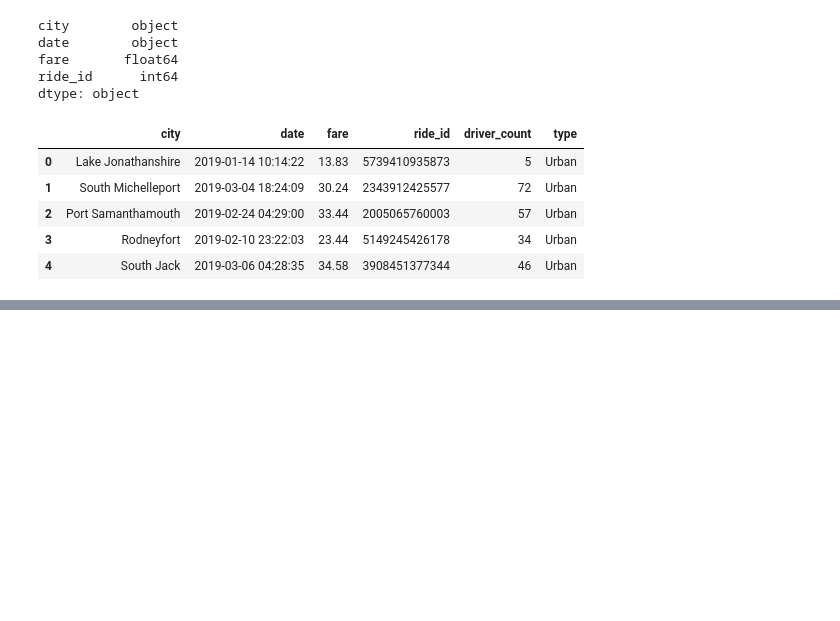
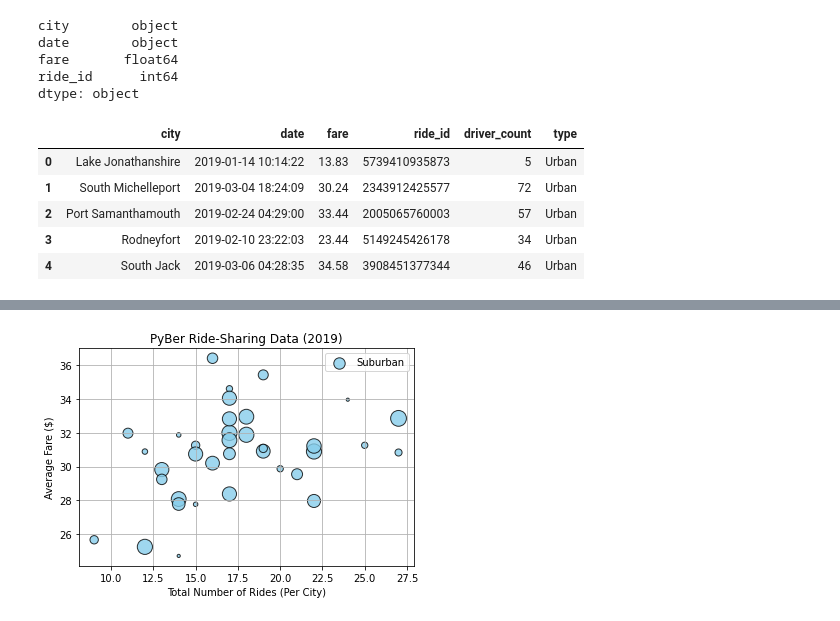
Before and after one commit to Ry-Avery/PyBer_Analysis, a Jupyter notebook: PyBer.ipynb, the cells around one changed output, grey strips where cells are left out. Saved outputs shown, nothing was run; the diff lists cells and outputs as text; code cells hidden in the pictures; blank space fills up the shorter version.

```diff
--- a/PyBer.ipynb
+++ b/PyBer.ipynb
@@ -88,0 +100,4 @@ pyber_data_df.head()
+# %%
+# Create the Suburban city DataFrame
+suburban_cities_df=pyber_data_df[pyber_data_df['type']=='Suburban'].copy()
+suburban_cities_df.head()
@@ -88,0 +134,4 @@ pyber_data_df.head()
+# %%
+# Get the number of rides for suburban cities
+suburban_ride_count_s=suburban_cities_df.groupby(['city'])['city'].count()
+suburban_ride_count_s.head()
@@ -88,0 +170,4 @@ pyber_data_df.head()
+# %%
+# Get average fare for each city in the suburban cities
+suburban_avg_fare_s=suburban_cities_df.groupby(['city'])['fare'].mean()
+suburban_avg_fare_s.head()
@@ -88,0 +206,4 @@ pyber_data_df.head()
+# %%
+# Get the average number of drivers for each suburban city
+suburban_driver_count_s=suburban_cities_df.groupby(['city'])['driver_count'].mean()
+suburban_driver_count_s.head()
@@ -88,0 +242,12 @@ pyber_data_df.head()
+# %%
+# Build the scatter plots for suburban cities
+plt.scatter(suburban_ride_count_s,suburban_avg_fare_s,
+           s=10*suburban_driver_count_s,c='skyblue',edgecolor='k',linewidths=1,alpha=.8,label='Suburban')
+plt.title('PyBer Ride-Sharing Data (2019)')
+plt.xlabel('Total Number of Rides (Per City)')
+plt.ylabel('Average Fare ($)')
+plt.legend()
+plt.grid()
+plt.show()
+# %% [output]
+[figure, added]
```
Also changed, not shown: parts of 15 cells of this notebook, 1 other file.
